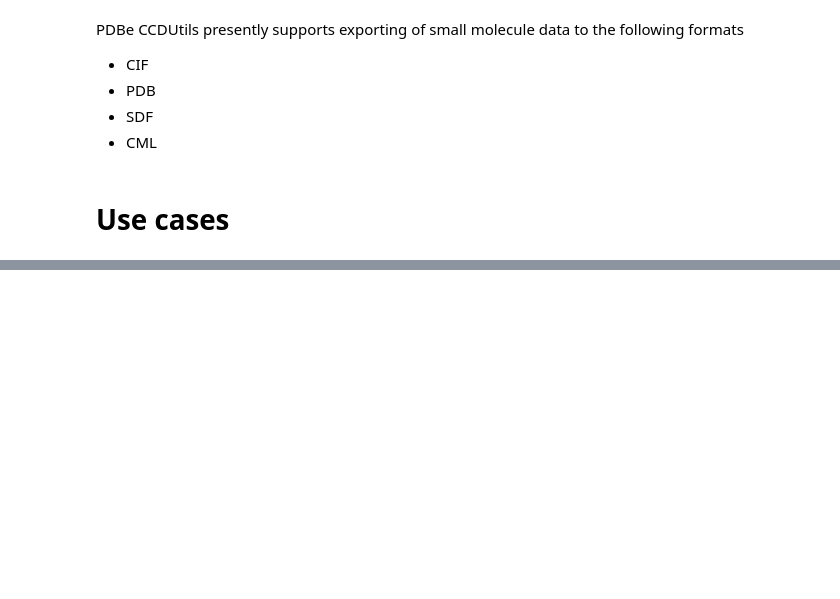
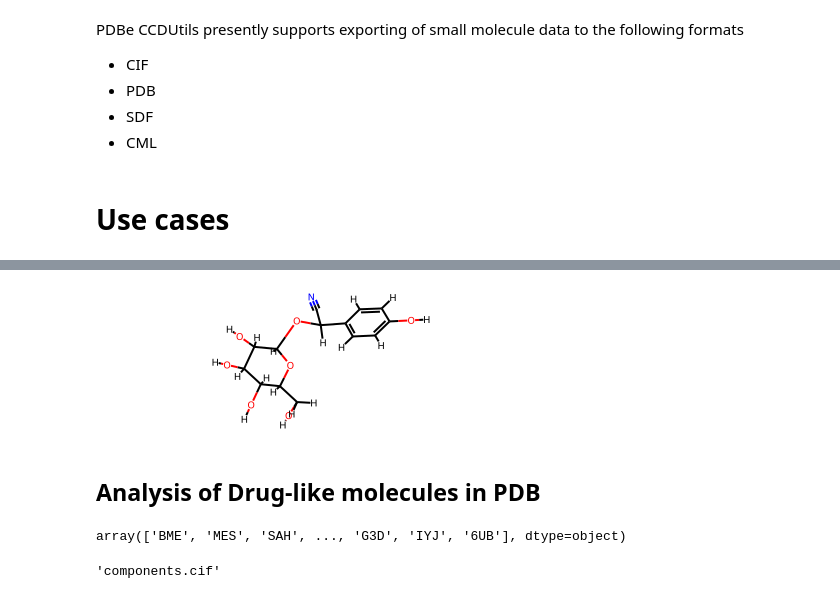
Before and after one commit to PDBeurope/pdbe-notebooks, a Jupyter notebook: pdbeccdutils_tutorials/spring_school_cadd/pdbeccdutils.ipynb, the cells around one changed output, grey strips where cells are left out. Saved outputs shown, nothing was run; the diff lists cells and outputs as text; code cells hidden in the pictures; blank space fills up the shorter version.

Commit message:
added analysis of drug

```diff
--- a/pdbeccdutils_tutorials/spring_school_cadd/pdbeccdutils.ipynb
+++ b/pdbeccdutils_tutorials/spring_school_cadd/pdbeccdutils.ipynb
@@ -195,0 +307,9 @@ ccd_writer.write_molecule("hem.pdb",
+# %%
+durrin_cif = get_ligand_cif("CLC_000189", ligandType.CLC)
+dhurrin_cif_component = clc_reader.read_clc_cif_file(durrin_cif).component
+# %%
+dhurrin_cif_component.mol
+# %% [output]
+[figure, added]
+# %% [markdown]
+## Analysis of Drug-like molecules in PDB
@@ -195,0 +318,8 @@ ccd_writer.write_molecule("hem.pdb",
+# %%
+drug_like_molecules
+# %% [output]
+array(['BME', 'MES', 'SAH', ..., 'G3D', 'IYJ', '6UB'], dtype=object)
+# %%
+wget.download("https://ftp.ebi.ac.uk/pub/databases/msd/pdbechem_v2/ccd/components.cif")
+# %% [output]
+'components.cif'
```
Also changed, not shown: parts of 27 cells of this notebook.
